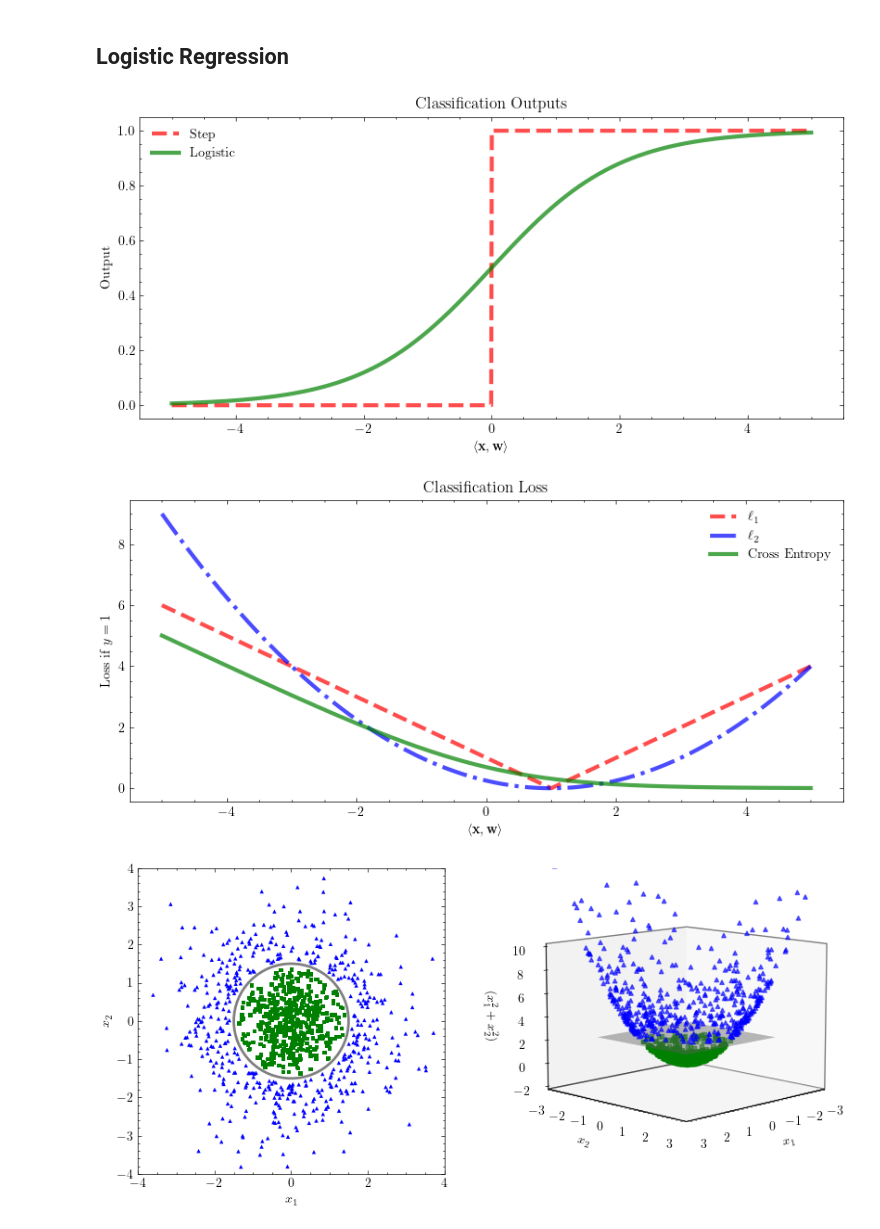
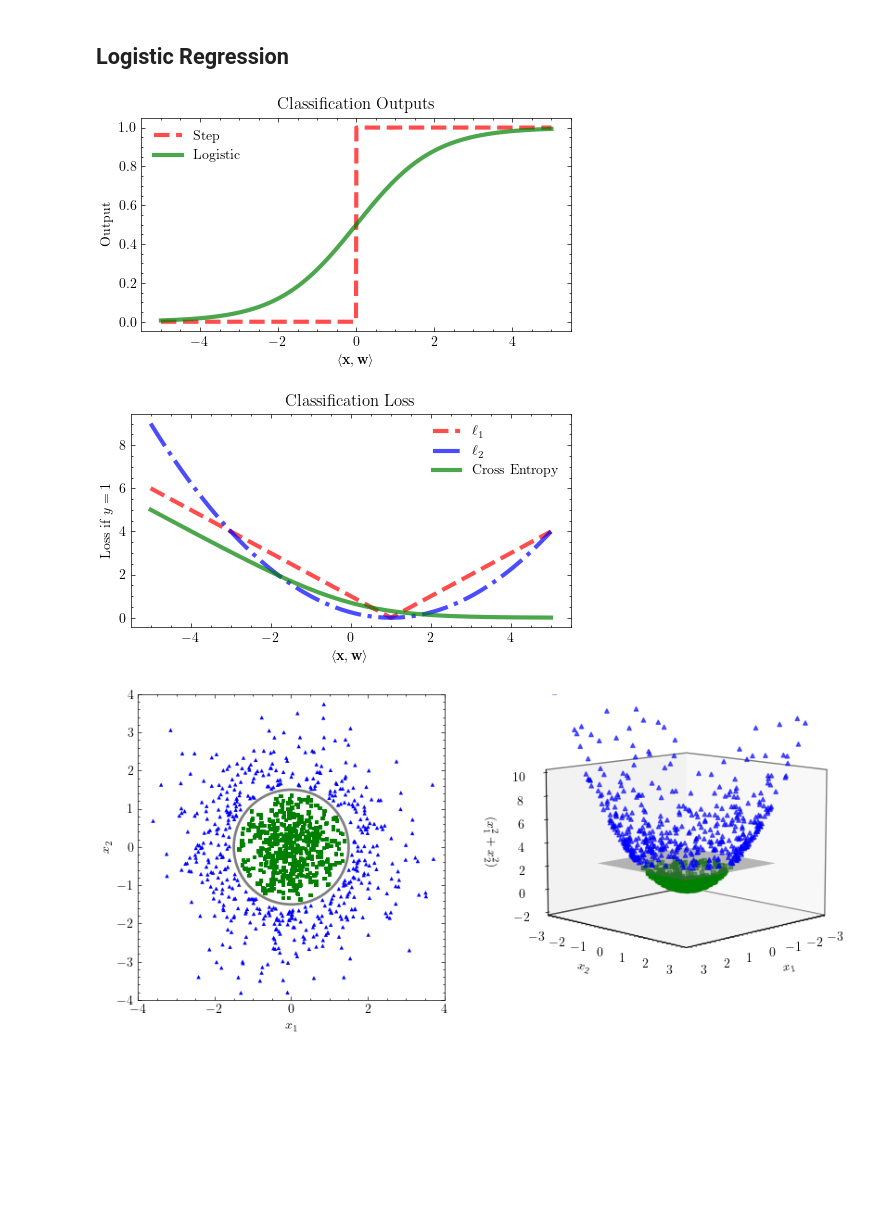
Before and after one commit to rtealwitter/datamining2025, a Jupyter notebook: notes/code.ipynb, the cells around one changed output. Cells and saved outputs as stored; diff of their text form; code cells hidden in the pictures; blank space fills up the shorter version.

```diff
--- a/notes/code.ipynb
+++ b/notes/code.ipynb
@@ -343,32 +343,32 @@ plt.savefig('images/regression_regularization.pdf', bbox_inches='tight', dpi=300
 # %%
 import numpy as np
 import matplotlib.pyplot as plt
 
-plt.figure(figsize=(8, 4))
+plt.figure(figsize=(5, 3))
 X = np.linspace(-5, 5, 1000).reshape(-1, 1)
 ys = {}
 
 ys['Step'] = np.where(X > 0, 1, 0)  # Step function
 ys['Logistic'] = 1 / (1 + np.exp(-X))  # Logistic function
 
 colors = ['red', 'green']
 linestyles = ['--', '-']
 for idx, (label, y) in enumerate(ys.items()):
     plt.plot(X, y, label=label, linewidth=3, alpha=0.7, zorder=1, linestyle=linestyles[idx], color=colors[idx])
 
 plt.legend()
 plt.title('Classification Outputs')
 plt.xlabel(r'$\langle \mathbf{x}, \mathbf{w} \rangle$')
 plt.ylabel(r'Output')
 plt.tight_layout()
 plt.savefig('images/classification_outputs.pdf', bbox_inches='tight', dpi=300)
 # %% [output]
-[figure, old version]
+[figure, new version]
 # %%
 import numpy as np
 import matplotlib.pyplot as plt
 
-plt.figure(figsize=(8, 4))
+plt.figure(figsize=(5, 3))
 X = np.linspace(-5, 5, 1000).reshape(-1, 1)
 ys = {}
 
@@ -388,7 +388,7 @@ plt.ylabel(r'Loss if $y=1$')
 plt.tight_layout()
 plt.savefig('images/classification_loss.pdf', bbox_inches='tight', dpi=300)
 # %% [output]
-[figure, old version]
+[figure, new version]
 # %%
 import numpy as np
 import matplotlib.pyplot as plt
```
Also changed, not shown: parts of 9 cells of this notebook, 44 other files.
